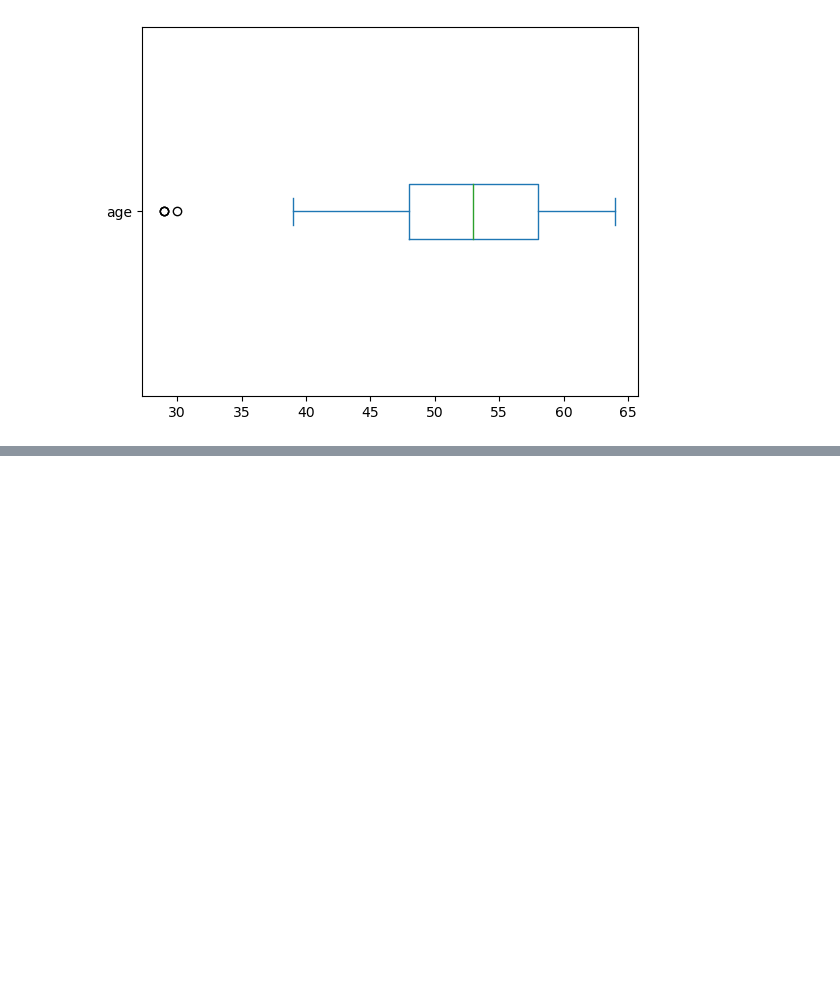
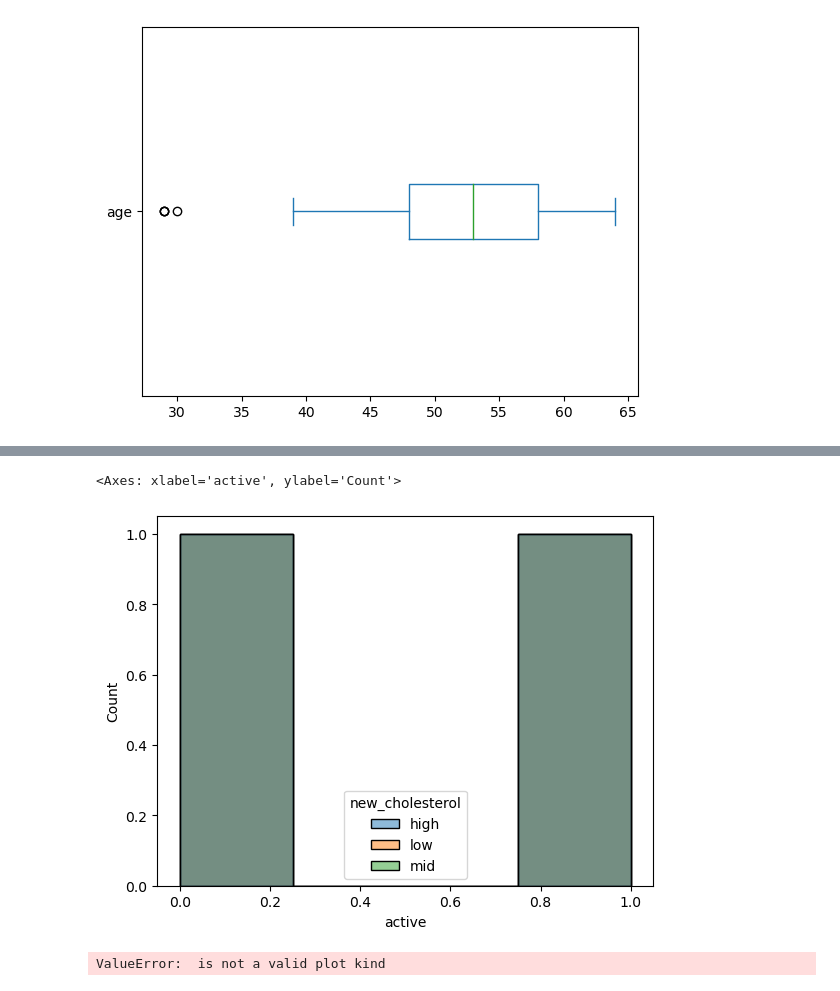
Before and after one commit to deveshpatwa/Pyhton-projects, a Jupyter notebook: Medical examination analysis/medical examination analysis.ipynb, the cells around one changed output, grey strips where cells are left out. Cells and saved outputs as stored; diff of their text form; code cells hidden in the pictures; blank space fills up the shorter version.

```diff
--- a/Medical examination analysis/medical examination analysis.ipynb
+++ b/Medical examination analysis/medical examination analysis.ipynb
@@ -200,0 +346,5 @@ df1.age.plot(kind='box',vert=False)
+# %%
+sns.histplot(x='active',data=a,hue='new_cholesterol')
+# %% [output]
+<Axes: xlabel='active', ylabel='Count'>
+[figure, added]
@@ -200,0 +353,4 @@ df1.age.plot(kind='box',vert=False)
+# %%
+a.plot(kind='')
+# %% [output]
+ValueError:  is not a valid plot kind
```
Also changed, not shown: parts of 38 cells of this notebook, 1 other file.
